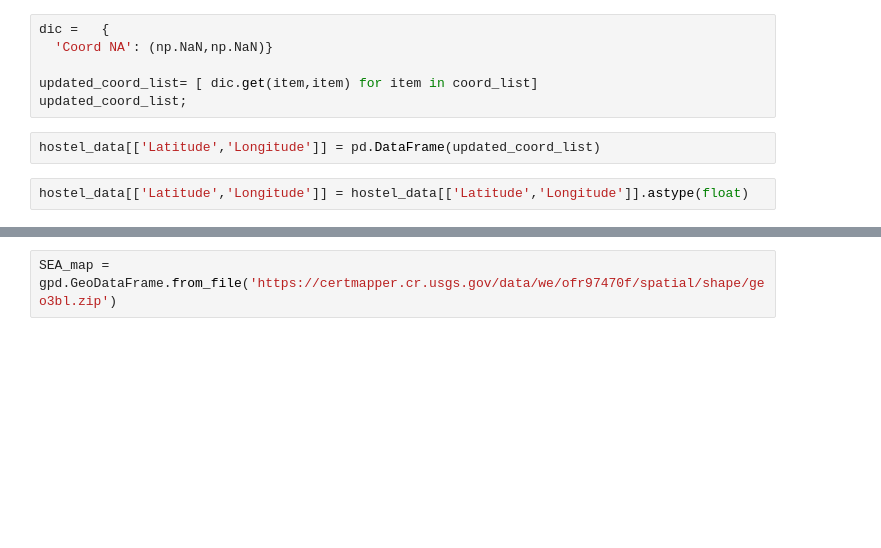
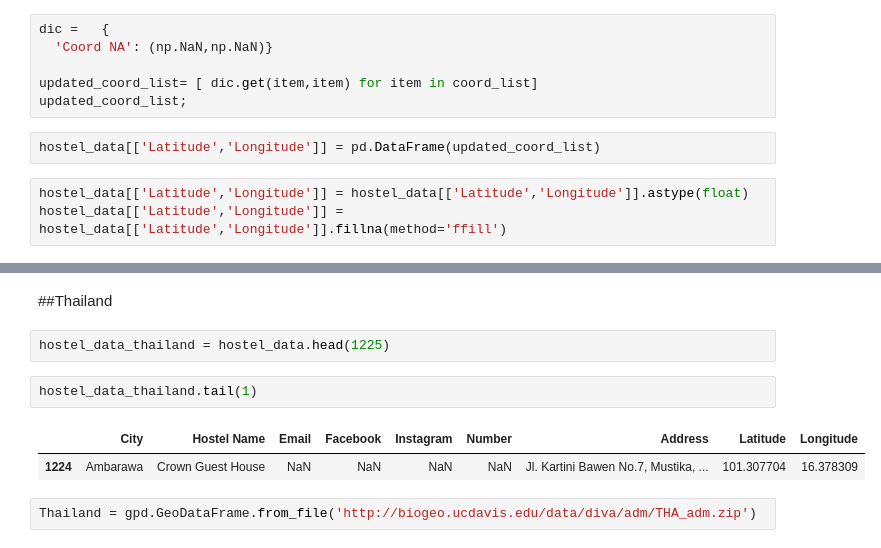
Before and after one commit to JefNtungila/Hostels-in-SEA, a Jupyter notebook: Mapping_Hostels.ipynb, the cells around one changed output, grey strips where cells are left out. Drawn from its saved outputs; the diff is of its cells as text; blank space fills up the shorter version.

```diff
--- a/Mapping_Hostels.ipynb
+++ b/Mapping_Hostels.ipynb
@@ -127,3 +127,4 @@ updated_coord_list;
 hostel_data[['Latitude','Longitude']] = pd.DataFrame(updated_coord_list)
 # %%
 hostel_data[['Latitude','Longitude']] = hostel_data[['Latitude','Longitude']].astype(float)
+hostel_data[['Latitude','Longitude']] = hostel_data[['Latitude','Longitude']].fillna(method='ffill')
@@ -150,4 +131,13 @@ hostel_data.tail(50)
-# %%
-SEA_map = gpd.GeoDataFrame.from_file('https://certmapper.cr.usgs.gov/data/we/ofr97470f/spatial/shape/geo3bl.zip')
+# %% [markdown]
+##Thailand
+# %%
+hostel_data_thailand = hostel_data.head(1225)
+# %%
+hostel_data_thailand.tail(1)
+# %% [output]
+|  | City | Hostel Name | Email | Facebook | Instagram | Number | Address | Latitude | Longitude |
+| 1224 | Ambarawa | Crown Guest House | NaN | NaN | NaN | NaN | Jl. Kartini Bawen No.7, Mustika, ... | 101.307704 | 16.378309 |
+# %%
+Thailand = gpd.GeoDataFrame.from_file('http://biogeo.ucdavis.edu/data/diva/adm/THA_adm.zip')
 # %%
 fig, ax = plt.subplots (figsize = (25,15))
```
Also changed, not shown: parts of 9 cells of this notebook.
